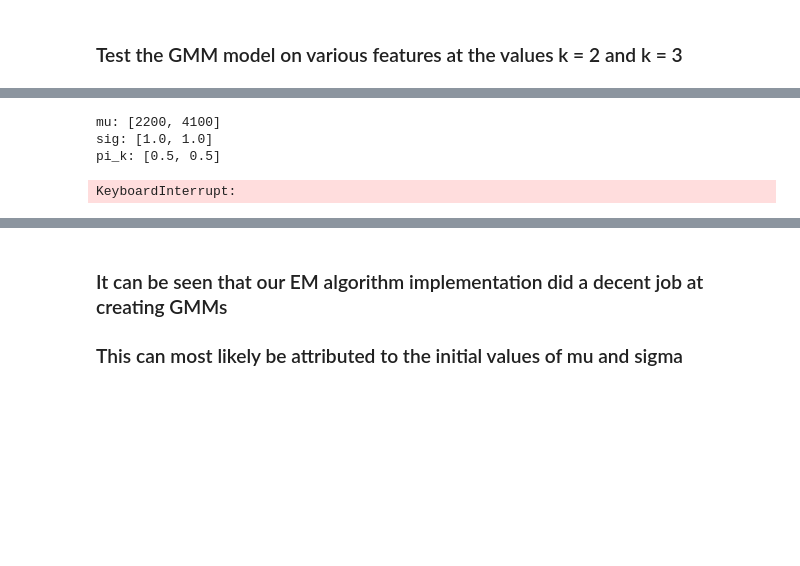
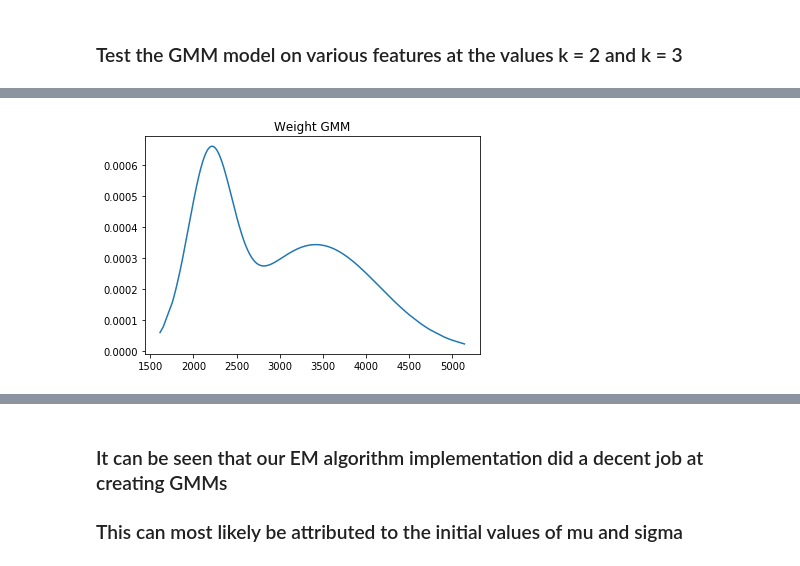
Before and after one commit to ronmoore3/eecs738projects-Machine-Learning, a Jupyter notebook: Probably_Interesting_Data/notebooks/Auto_MPG_1D_GMM.ipynb, the cells around one changed output, grey strips where cells are left out. Drawn from its saved outputs; the diff is of its cells as text; code cells hidden in the pictures; blank space fills up the shorter version.

```diff
--- a/Probably_Interesting_Data/notebooks/Auto_MPG_1D_GMM.ipynb
+++ b/Probably_Interesting_Data/notebooks/Auto_MPG_1D_GMM.ipynb
@@ -214,9 +214,7 @@ y1 = gaussian_mixture_model(displacement, 2, d1)
 # %%
+# weight feature
 d3 = {2:[2200, 4100]}
-y3 = gaussian_mixture_model(weight, 2, d3)
+y3 = gaussian_mixture_model(weight, 2, d3, "Weight GMM")
 # %% [output]
-mu: [2200, 4100]
-sig: [1.0, 1.0]
-pi_k: [0.5, 0.5]
-KeyboardInterrupt:
+[figure, added]
 # %%
```
Also changed, not shown: parts of 7 cells of this notebook.
